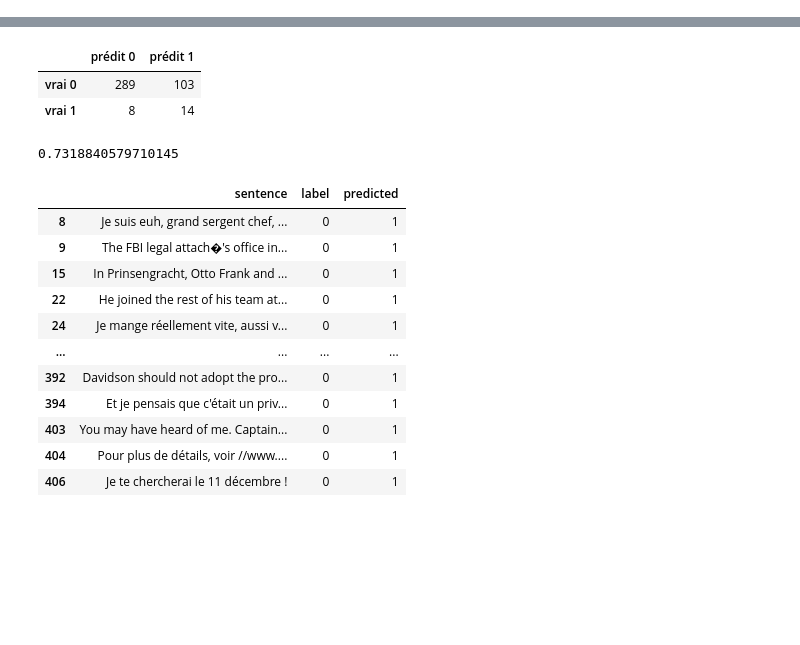
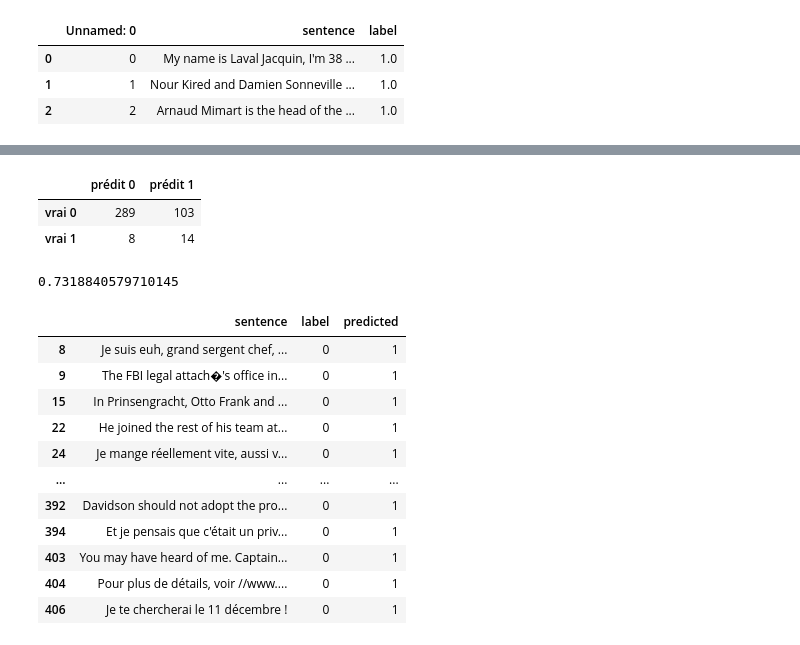
Before and after one commit to okp4/detection-of-personal-data, a Jupyter notebook: src/classification.ipynb, the cells around one changed output, grey strips where cells are left out. Drawn from its saved outputs; the diff is of its cells as text; code cells hidden in the pictures; blank space fills up the shorter version.

```diff
--- a/src/classification.ipynb
+++ b/src/classification.ipynb
@@ -31,3 +29,10 @@ df
+# %%
+df[:3]
+# %% [output]
+|  | Unnamed: 0 | sentence | label |
+| 0 | 0 | My name is Laval Jacquin, I'm 38 ... | 1.0 |
+| 1 | 1 | Nour Kired and Damien Sonneville ... | 1.0 |
+| 2 | 2 | Arnaud Mimart is the head of the ... | 1.0 |
 # %%
 # candidate_labels = ['First and last name', 'Mail','Internet protocol (IP) addresses', 'location', 'Date of birth', 'Date of death', 'Place of birth', 'Place of death', 'IP', 'a cookie', 'phone', 'health data','private data','personal data','not personal data','not private data']
 name=["person's name","person"]
```
Also changed, not shown: parts of 10 cells of this notebook, 7 other files.
